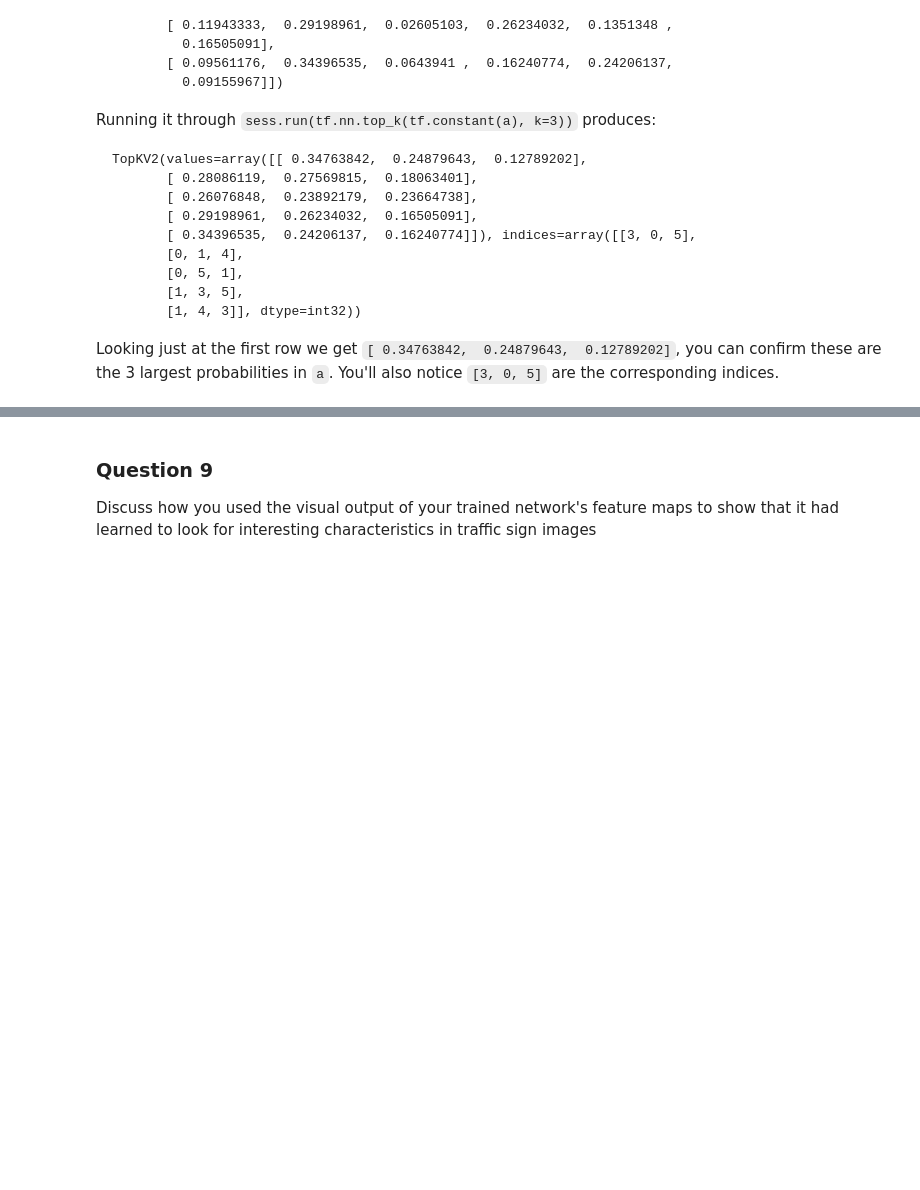
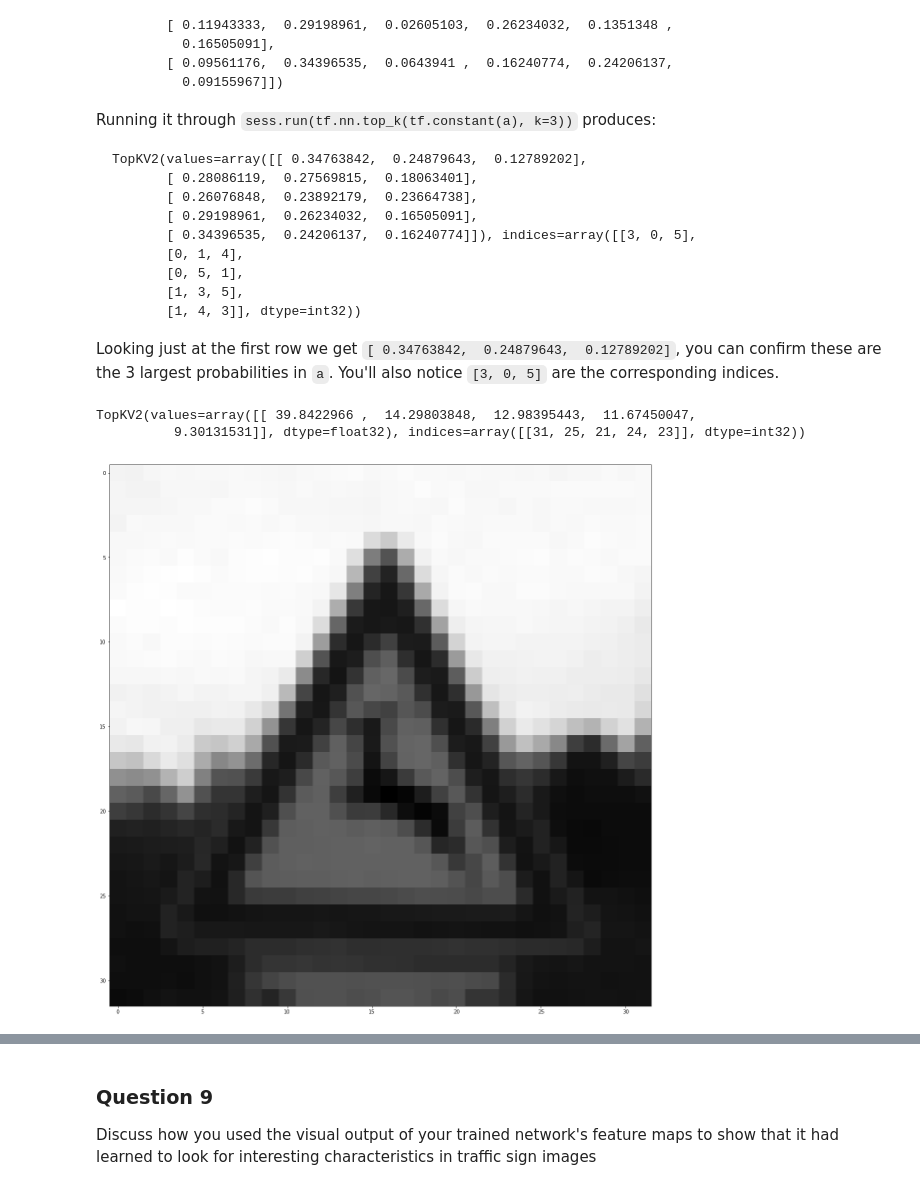
Before and after one commit to asiopueo/02_Traffic-Sign-Classifier, a Jupyter notebook: Traffic_Sign_Classifier.ipynb, the cells around one changed output, grey strips where cells are left out. Saved outputs shown, nothing was run; the diff lists cells and outputs as text; code cells hidden in the pictures; blank space fills up the shorter version.

```diff
--- a/Traffic_Sign_Classifier.ipynb
+++ b/Traffic_Sign_Classifier.ipynb
@@ -160,0 +154,28 @@ Use the code cell (or multiple code cells, if necessary) to implement the first
+# %%
+### Preprocess the data here. Preprocessing steps could include normalization, converting to grayscale, etc.
+### Feel free to use as many code cells as needed.
+
+
+#print(X_train.shape)
+print("Starting conversion of training set...")
+X_train_gray_tmp = np.dot(X_train, [0.2989, 0.5870, 0.1140])
+X_train_gray = np.divide(X_train_gray_tmp[:], 255.)
+X_train_gray = X_train_gray.reshape(-1, 32, 32, 1)
+print("...finished conversion of training set.\n")
+
+#print("Shape of new, rescaled array: {}".format(X_train_gray.shape))
+#print("Example of one pixel color value: {}\n".format(X_train_tmp[32,31,4]))
+
+
+# RGB-to-Grayscale conversion for the validation data
+print("Starting conversion of validation set...")
+X_valid_gray = np.dot(X_valid, [0.2989, 0.5870, 0.1140])
+X_valid_gray = np.divide(X_valid_gray[:], 255.)
+X_valid_gray = X_valid_gray.reshape(-1, 32, 32, 1)
+print("...finished conversion of validation set.\n")
+
+# RGB-to-Grayscale conversion for the test data
+#print("Starting conversion of test set...")
+#X_test_gray = np.dot(X_valid, [0.2989, 0.5870, 0.1140])
+#X_test_gray = np.divide(X_test_gray[:], [0.2989, 0.5870, 0.1140])
+#print("...finished conversion of test set.")
@@ -359,6 +568,26 @@ Looking just at the first row we get `[ 0.34763842,  0.24879643,  0.12789202]`,
 # %%
 ### Print out the top five softmax probabilities for the predictions on the German traffic sign images found on the web.
 ### Feel free to use as many code cells as needed.
+
+image = X_train_gray[621]
+
+with tf.Session(graph=g) as sess:
+    tf.train.Saver().restore(sess,'./model')
+    top_k = tf.nn.top_k(sess.run(fc3, feed_dict={X: image.reshape(-1, 32, 32, 1)}), k=5, sorted=True)
+
+    print(sess.run(top_k))
+
+#tf.nn.top_k(input=sess.run() , k=1, sorted=True, name=None)
+# %% [output]
+TopKV2(values=array([[ 39.8422966 ,  14.29803848,  12.98395443,  11.67450047,
+          9.30131531]], dtype=float32), indices=array([[31, 25, 21, 24, 23]], dtype=int32))
+# %%
+#print(X_train_gray[1].shape)
+
+plt.imshow(X_train_gray_tmp[621], cmap='gray')
+plt.show()
+# %% [output]
+[figure, added]
 # %% [markdown]
 ---
 
```
Also changed, not shown: parts of 14 cells of this notebook.
